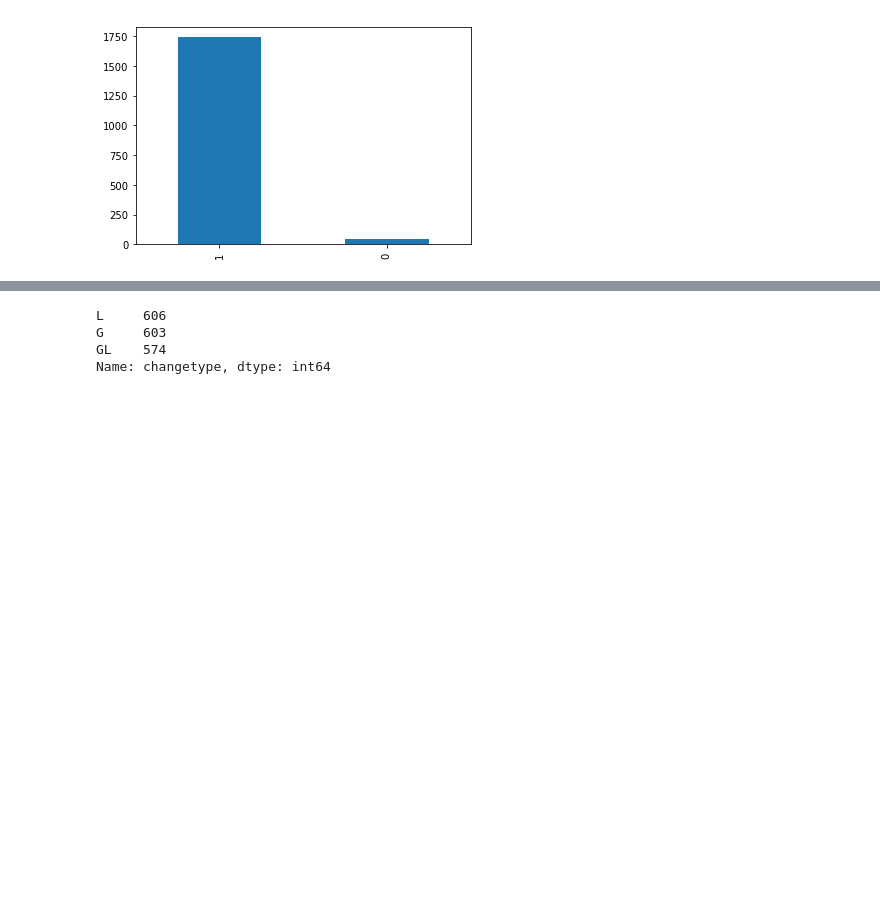
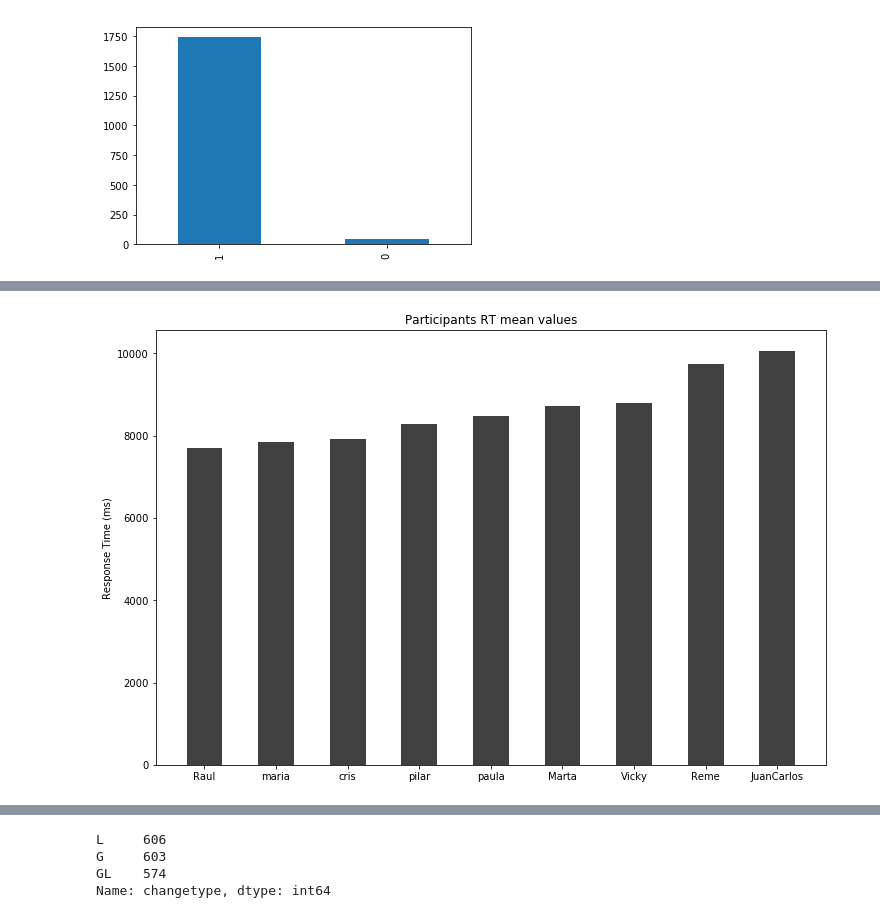
Before and after one commit to psicobotica/Change-Blindness, a Jupyter notebook: Scripts/DataAnalysis.ipynb, the cells around one changed output, grey strips where cells are left out. Saved outputs shown, nothing was run; the diff lists cells and outputs as text; code cells hidden in the pictures; blank space fills up the shorter version.

```diff
--- a/Scripts/DataAnalysis.ipynb
+++ b/Scripts/DataAnalysis.ipynb
@@ -169,0 +255,14 @@ Participant 9 accuracy: 0.99
+# %%
+# Mean RT for all participants:
+
+fig9 = plt.figure(9, figsize=(12, 8))
+ax9 = fig9.add_subplot(111)
+participants = meanRT_df['Participant'].values
+y_pos = np.arange(len(participants))
+ax9.bar(y_pos, meanRT_df['All_RT'].values, color='0.25', width=0.5, align='center', alpha=1, label='Mean RT')
+plt.xticks(y_pos, participants)
+plt.ylabel('Response Time (ms)')
+plt.title('Participants RT mean values')
+plt.show()
+# %% [output]
+[figure, added]
```
Also changed, not shown: parts of 67 cells of this notebook, 1 other file.
